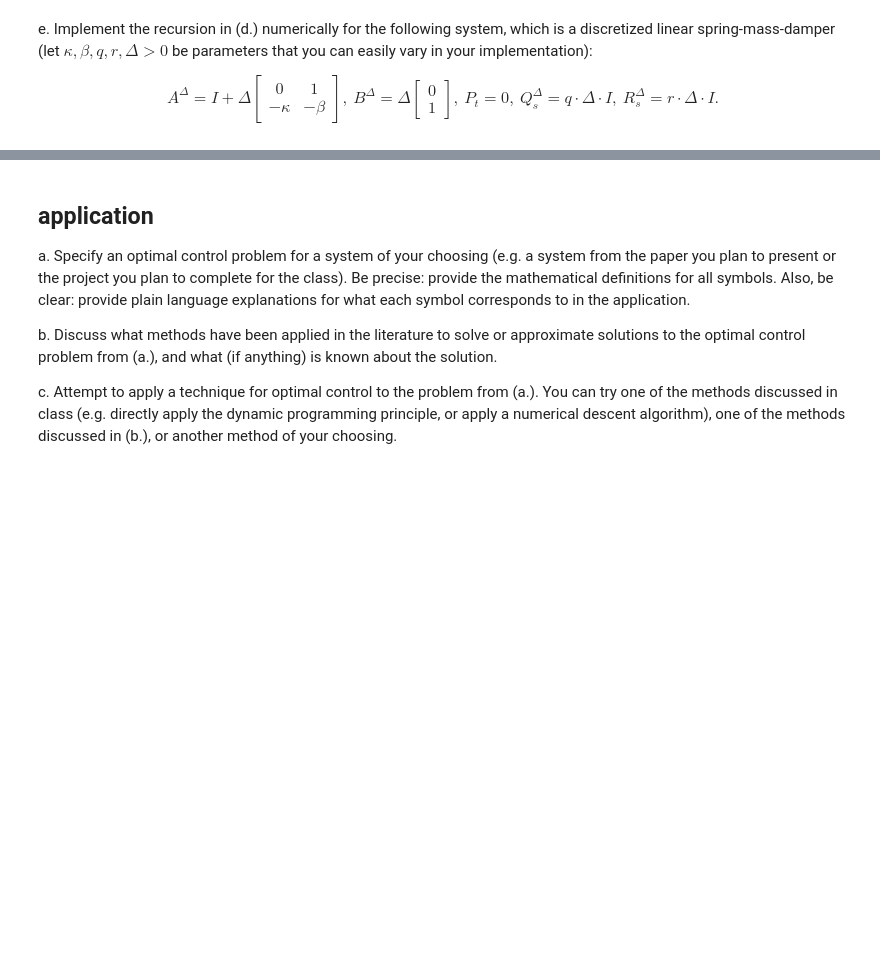
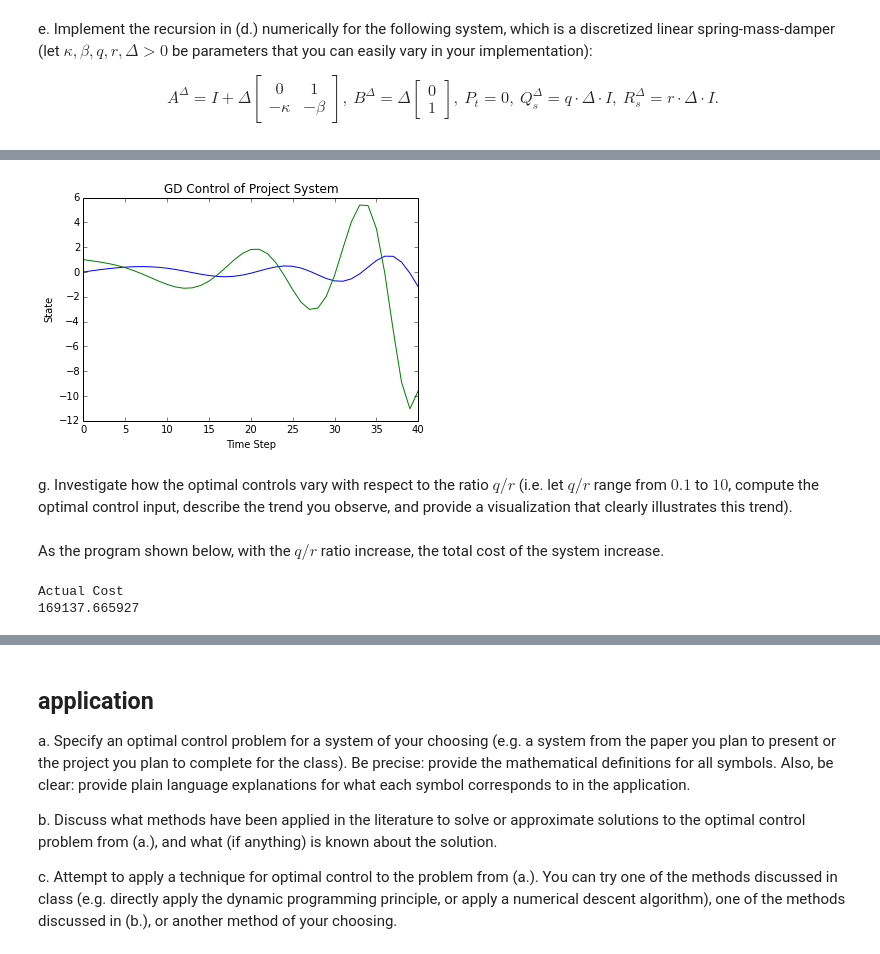
Before and after one commit to bolingy/Opt_ML_Ctrl, a Jupyter notebook: hw1.ipynb, the cells around one changed output, grey strips where cells are left out. Drawn from its saved outputs; the diff is of its cells as text; code cells hidden in the pictures; blank space fills up the shorter version.

```diff
--- a/hw1.ipynb
+++ b/hw1.ipynb
@@ -92,0 +226,73 @@ K,P = LQR(A,B,Q,R,P,10,0.1)
+# %%
+ui = [0.0]
+xi = [0.0,1.0]
+u_grad = [ui]
+x_grad = [xi]
+for k in range(40):
+    u_grad.append(steepest_descent(np.asarray(u_grad[-1]),np.asarray(x_grad[-1]),DJ=DJ).tolist())
+    x_grad.append(f(1, np.asarray(x_grad[-1]), np.asarray(u_grad[-1])).tolist())
+
+u_grad = np.asarray(u_grad)
+x_grad = np.asarray(x_grad)
+
+plt.plot(x_grad[:,0])
+plt.plot(x_grad[:,1])
+plt.title('GD Control of Project System')
+plt.xlabel('Time Step')
+plt.ylabel('State')
+plt.show()
+# %% [output]
+[figure, added]
+# %% [markdown]
+g. Investigate how the optimal controls vary with respect to the ratio $q/r$ (i.e. let $q/r$ range from $0.1$ to $10$, compute the optimal control input, describe the trend you observe, and provide a visualization that clearly illustrates this trend).
+# %% [markdown]
+As the program shown below, with the $q/r$ ratio increase, the total cost of the system increase.
+# %%
+q, r = 1.0, 10.0
+tri, k, b = 0.1, 1.0, 1.0
+t0 = 1
+tf = 10
+dt = 1
+
+#this function is modified from Prof. Sam Burden's EE548 lecture example
+def LQR(A,B,Q,R,Pt,tf, dt=1e-4):
+    t = 0.0
+    K = []
+    P = []
+    while t < tf:
+        Pi = sla.solve_continuous_are(A(tri, k, b, q, r),B(tri, k, b, q, r),\
+                                      Q(tri, k, b, q, r),R(tri, k, b, q, r));
+        K.append(np.dot(la.inv(R(tri, k, b, q, r)), np.dot(B(tri, k, b, q, r).T,Pi)));
+        P.append(Pi);
+        t += dt;
+    K.append(np.dot(la.inv(R(tri, k, b, q, r)), np.dot(B(tri, k, b, q, r).T,Pt)))
+    P.append(Pt)
+    return np.asarray(K), np.asarray(P)
+
+A = lambda tri, k, b, q, r : np.identity(2) + np.dot(tri, np.array([[0.0,1.0],[-k,-b]]))
+B = lambda tri, k, b, q, r : np.dot(tri, np.array([[0],[1]]))
+Q = lambda tri, k, b, q, r : np.dot(q*tri, np.identity(2))
+R = lambda tri, k, b, q, r : np.dot(r*tri, np.identity(1))
+Pt = np.zeros((2,2));
+K,P = LQR(A,B,Q,R,Pt,10,1)
+
+def u_out(t,x):
+    return -np.dot(K[int(t/dt)],x)
+
+def f(t,x,u):
+    return np.dot(A(tri, k, b, q, r),x) + np.dot(B(tri, k, b, q, r),u)
+
+def springMassCost(x,u):
+    J = 0.0
+    for i in range(len(x[:,0])):
+        J += .5*np.dot(np.dot(x[i,:].transpose(),P[i]), x[i,:])
+    return J
+
+x0 = np.asarray([1.0,0.0]) #Initial condition
+t_spring,x_spring,u_spring = lst.forward_euler(f=f,t=tf,x=x0,utx=u_out,dt=dt,return_u=True)
+u_spring = np.append(u_spring,[0.0])
+print ('Actual Cost')
+print (springMassCost(x_spring,u_spring))
+# %% [output]
+Actual Cost
+169137.665927
```
Also changed, not shown: parts of 14 cells of this notebook, 2 other files.
